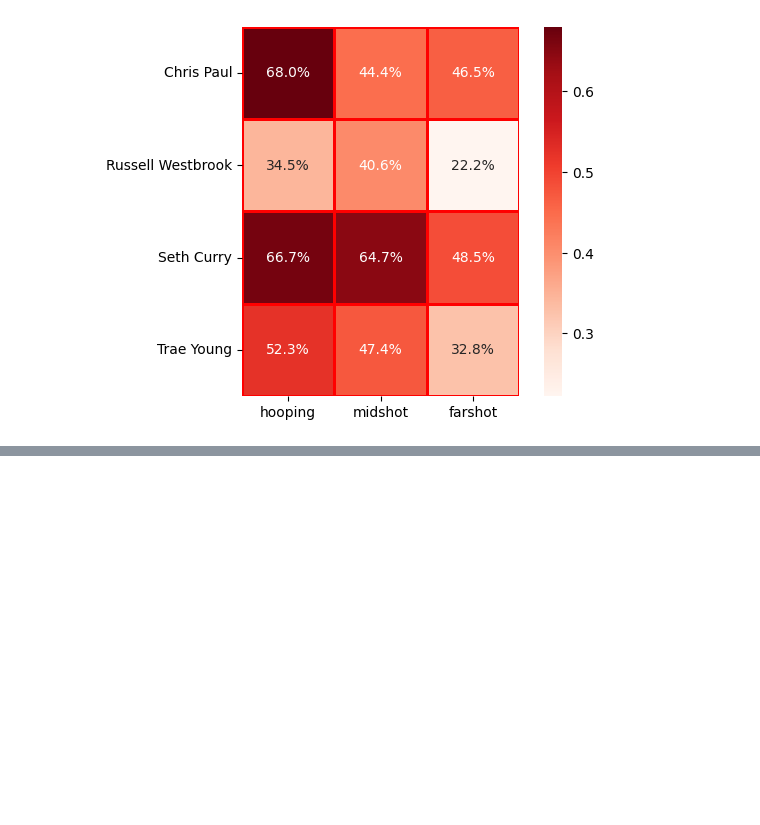
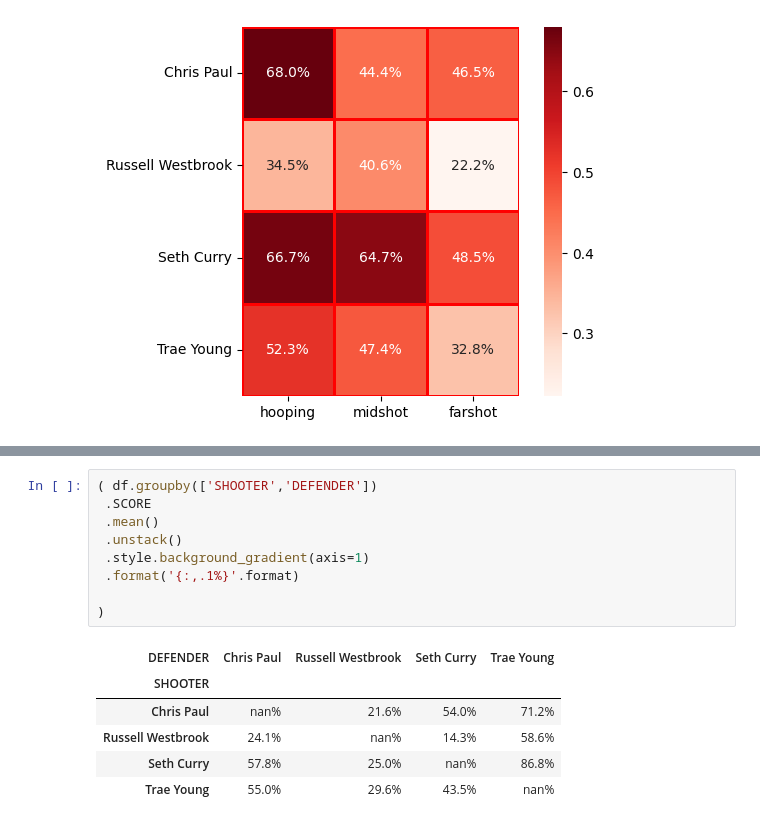
Before and after one commit to youssefsalah224/NBA_Players_Shooting_Data_science, a Jupyter notebook: NBA_Players_Shooting_Data.ipynb, the cells around one changed output, grey strips where cells are left out. Cells and saved outputs as stored; diff of their text form; blank space fills up the shorter version.

```diff
--- a/NBA_Players_Shooting_Data.ipynb
+++ b/NBA_Players_Shooting_Data.ipynb
@@ -134,0 +188,16 @@ Text(170.3222222222223, 0.5, '')
+# %%
+( df.groupby(['SHOOTER','DEFENDER'])
+ .SCORE
+ .mean()
+ .unstack()
+ .style.background_gradient(axis=1)
+ .format('{:,.1%}'.format)
+
+)
+# %% [output]
+| DEFENDER | Chris Paul | Russell Westbrook | Seth Curry | Trae Young |
+| SHOOTER |  |  |  |  |
+| Chris Paul | nan% | 21.6% | 54.0% | 71.2% |
+| Russell Westbrook | 24.1% | nan% | 14.3% | 58.6% |
+| Seth Curry | 57.8% | 25.0% | nan% | 86.8% |
+| Trae Young | 55.0% | 29.6% | 43.5% | nan% |
```
Also changed, not shown: parts of 11 cells of this notebook.
